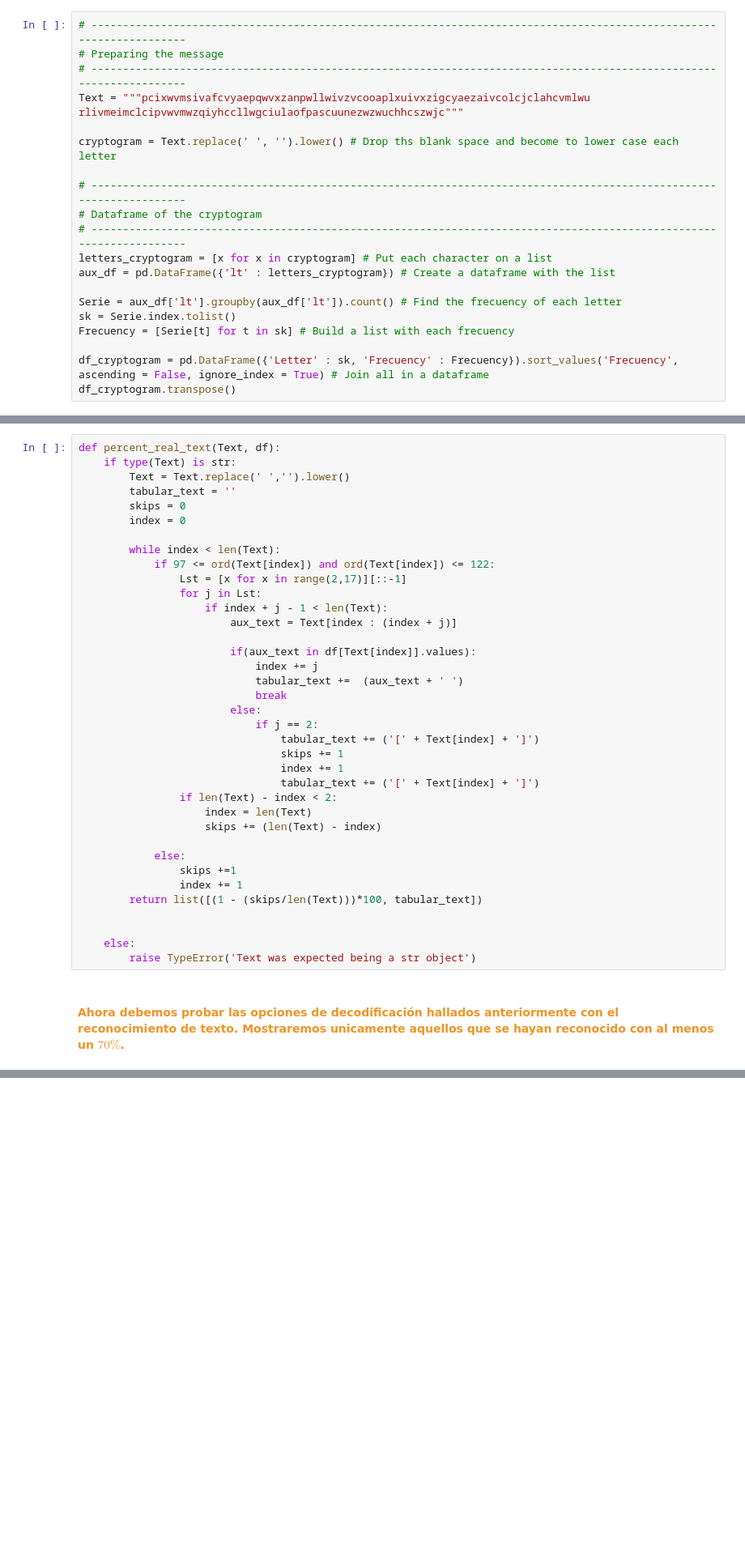
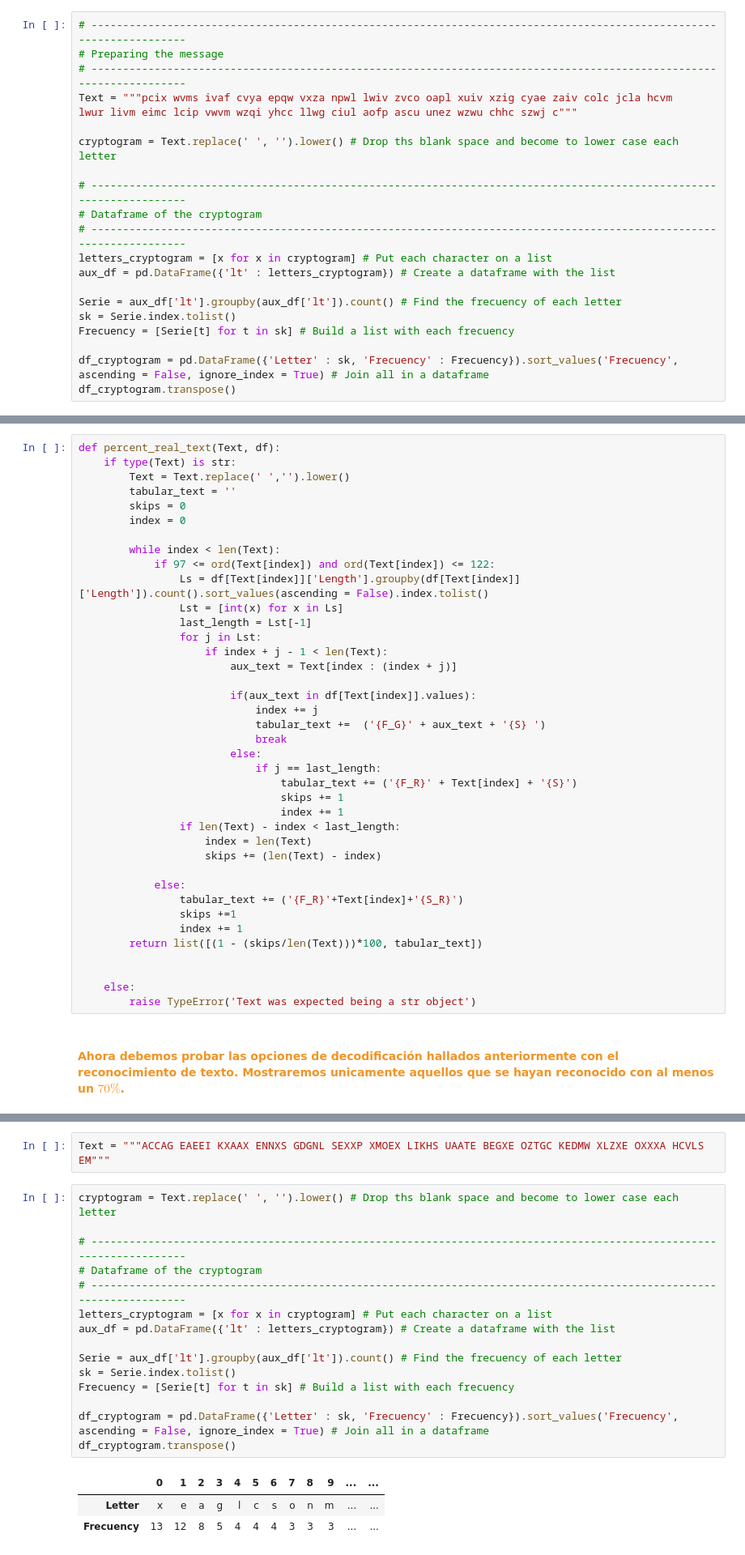
Before and after one commit to ivanc998/IN-Portfolio, a Jupyter notebook: Project-Decrypt/Scripts/Decrypt.ipynb, the cells around one changed output, grey strips where cells are left out. Shown at 81% size. Cells and saved outputs as stored; diff of their text form; blank space fills up the shorter version.

```diff
--- a/Project-Decrypt/Scripts/Decrypt.ipynb
+++ b/Project-Decrypt/Scripts/Decrypt.ipynb
@@ -122,8 +132,8 @@ con la frecuencia de sus letras. Emepzaremos por un ejemplo sencillo de in texto
 # --------------------------------------------------------------------------------------------------------------------
 # Preparing the message
 # --------------------------------------------------------------------------------------------------------------------
-Text = """pcixwvmsivafcvyaepqwvxzanpwllwivzvcooaplxuivxzigcyaezaivcolcjclahcvmlwu
-rlivmeimclcipvwvmwzqiyhccllwgciulaofpascuunezwzwuchhcszwjc"""
+Text = """pcix wvms ivaf cvya epqw vxza npwl lwiv zvco oapl xuiv xzig cyae zaiv colc jcla hcvm
+lwur livm eimc lcip vwvm wzqi yhcc llwg ciul aofp ascu unez wzwu chhc szwj c"""
 
 cryptogram = Text.replace(' ', '').lower() # Drop ths blank space and become to lower case each letter
 
@@ -268,26 +278,28 @@ def percent_real_text(Text, df):
 
         while index < len(Text):
             if 97 <= ord(Text[index]) and ord(Text[index]) <= 122:
-                Lst = [x for x in range(2,17)][::-1]
+                Ls = df[Text[index]]['Length'].groupby(df[Text[index]]['Length']).count().sort_values(ascending = False).index.tolist()
+                Lst = [int(x) for x in Ls]
+                last_length = Lst[-1]
                 for j in Lst:
                     if index + j - 1 < len(Text):
                         aux_text = Text[index : (index + j)]
 
                         if(aux_text in df[Text[index]].values):
                             index += j
-                            tabular_text +=  (aux_text + ' ')
+                            tabular_text +=  ('{F_G}' + aux_text + '{S} ')
                             break
                         else:
-                            if j == 2:
-                                tabular_text += ('[' + Text[index] + ']')
+                            if j == last_length:
+                                tabular_text += ('{F_R}' + Text[index] + '{S}')
                                 skips += 1
                                 index += 1
-                                tabular_text += ('[' + Text[index] + ']')
-                if len(Text) - index < 2:
+                if len(Text) - index < last_length:
                     index = len(Text)
                     skips += (len(Text) - index)
 
             else:
+                tabular_text += ('{F_R}'+Text[index]+'{S_R}')
                 skips +=1
                 index += 1
         return list([(1 - (skips/len(Text)))*100, tabular_text])
@@ -323,0 +346,21 @@ Al haber filtrado todas las posibilidades el usuario ya podría terminar de acom
+# %%
+Text = """ACCAG EAEEI KXAAX ENNXS GDGNL SEXXP XMOEX LIKHS UAATE BEGXE OZTGC KEDMW XLZXE OXXXA HCVLS EM"""
+# %%
+cryptogram = Text.replace(' ', '').lower() # Drop ths blank space and become to lower case each letter
+
+# --------------------------------------------------------------------------------------------------------------------
+# Dataframe of the cryptogram
+# --------------------------------------------------------------------------------------------------------------------
+letters_cryptogram = [x for x in cryptogram] # Put each character on a list
+aux_df = pd.DataFrame({'lt' : letters_cryptogram}) # Create a dataframe with the list
+
+Serie = aux_df['lt'].groupby(aux_df['lt']).count() # Find the frecuency of each letter
+sk = Serie.index.tolist()
+Frecuency = [Serie[t] for t in sk] # Build a list with each frecuency
+
+df_cryptogram = pd.DataFrame({'Letter' : sk, 'Frecuency' : Frecuency}).sort_values('Frecuency', ascending = False, ignore_index = True) # Join all in a dataframe
+df_cryptogram.transpose()
+# %% [output]
+|  | 0 | 1 | 2 | 3 | 4 | 5 | 6 | 7 | 8 | 9 | ... | ... |
+| Letter | x | e | a | g | l | c | s | o | n | m | ... | ... |
+| Frecuency | 13 | 12 | 8 | 5 | 4 | 4 | 4 | 3 | 3 | 3 | ... | ... |
```
Also changed, not shown: parts of 16 cells of this notebook.
